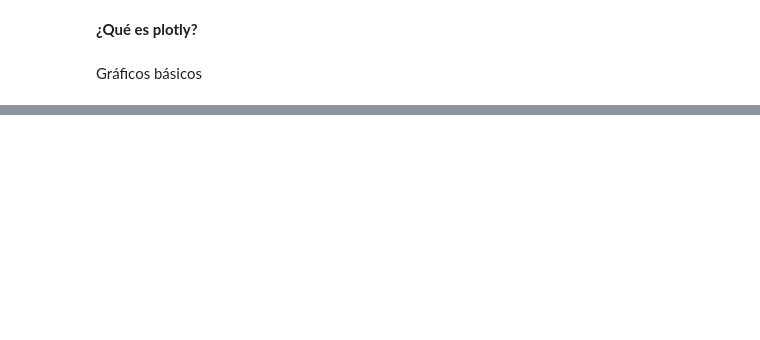
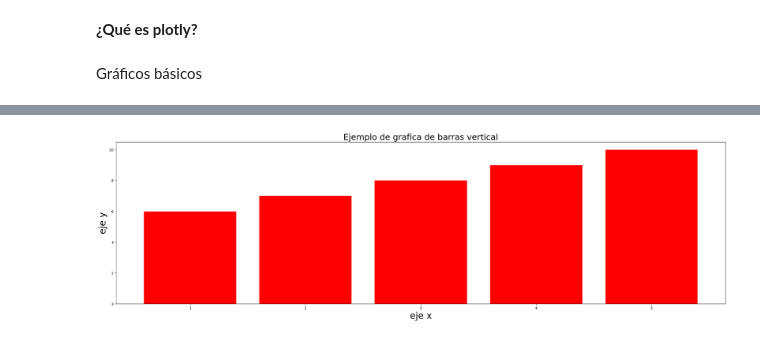
Before and after one commit to CdeCMx-org/curso_python, a Jupyter notebook: Gráficas con plotly.ipynb, the cells around one changed output, grey strips where cells are left out. Cells and saved outputs as stored; diff of their text form; code cells hidden in the pictures; blank space fills up the shorter version.

```diff
--- a/Gráficas con plotly.ipynb
+++ b/Gráficas con plotly.ipynb
@@ -13,0 +33,13 @@ fig.show()
+# %%
+plt.figure(figsize=(30,8))
+x = [1,2,3,4,5]
+y = [6,7,8,9,10]
+
+plt.bar(x, y,color='red') # align='center', alpha=0.5)
+plt.ylabel('eje y',fontsize = 25)
+plt.xlabel('eje x',fontsize = 25)
+plt.title('Ejemplo de grafica de barras vertical',fontsize = 23)
+
+plt.show()
+# %% [output]
+[figure, added]
```
Also changed, not shown: parts of 10 cells of this notebook.
